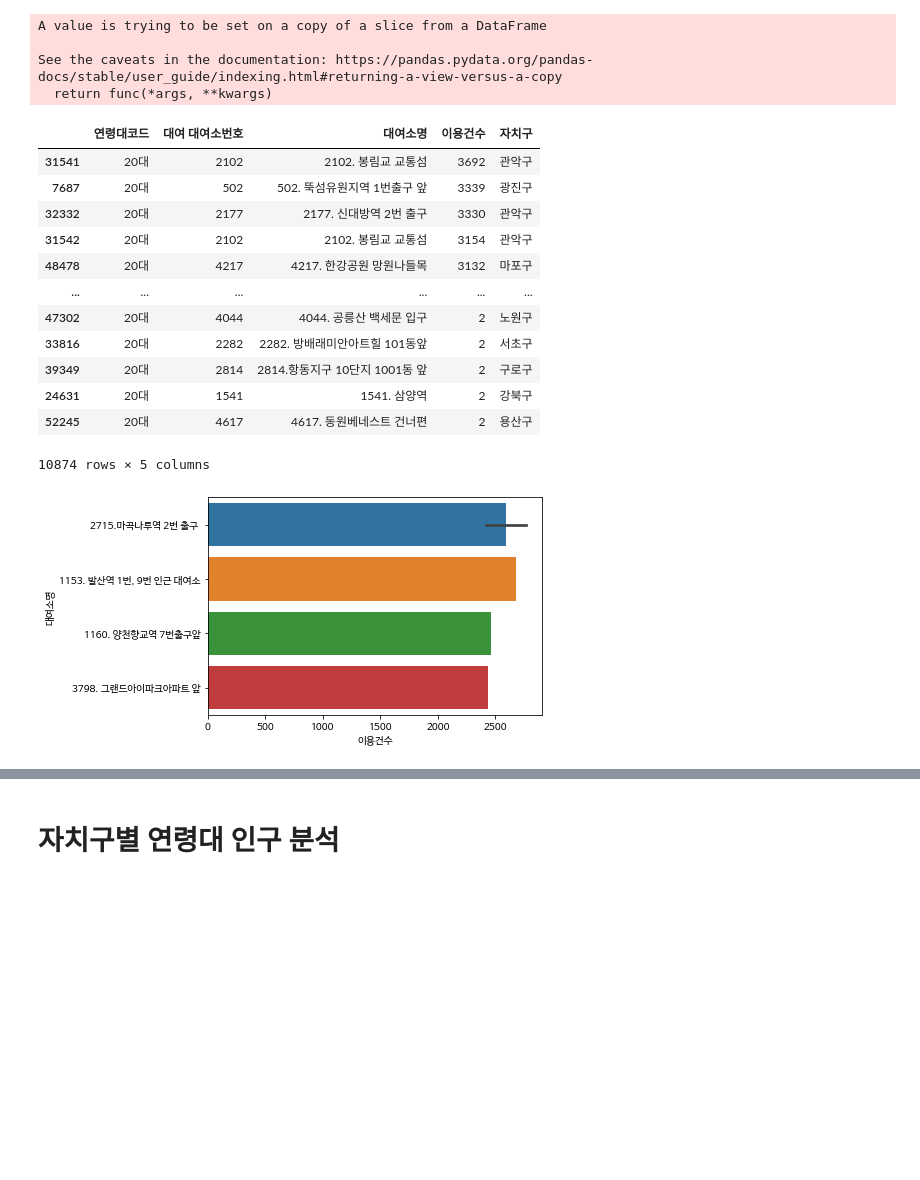
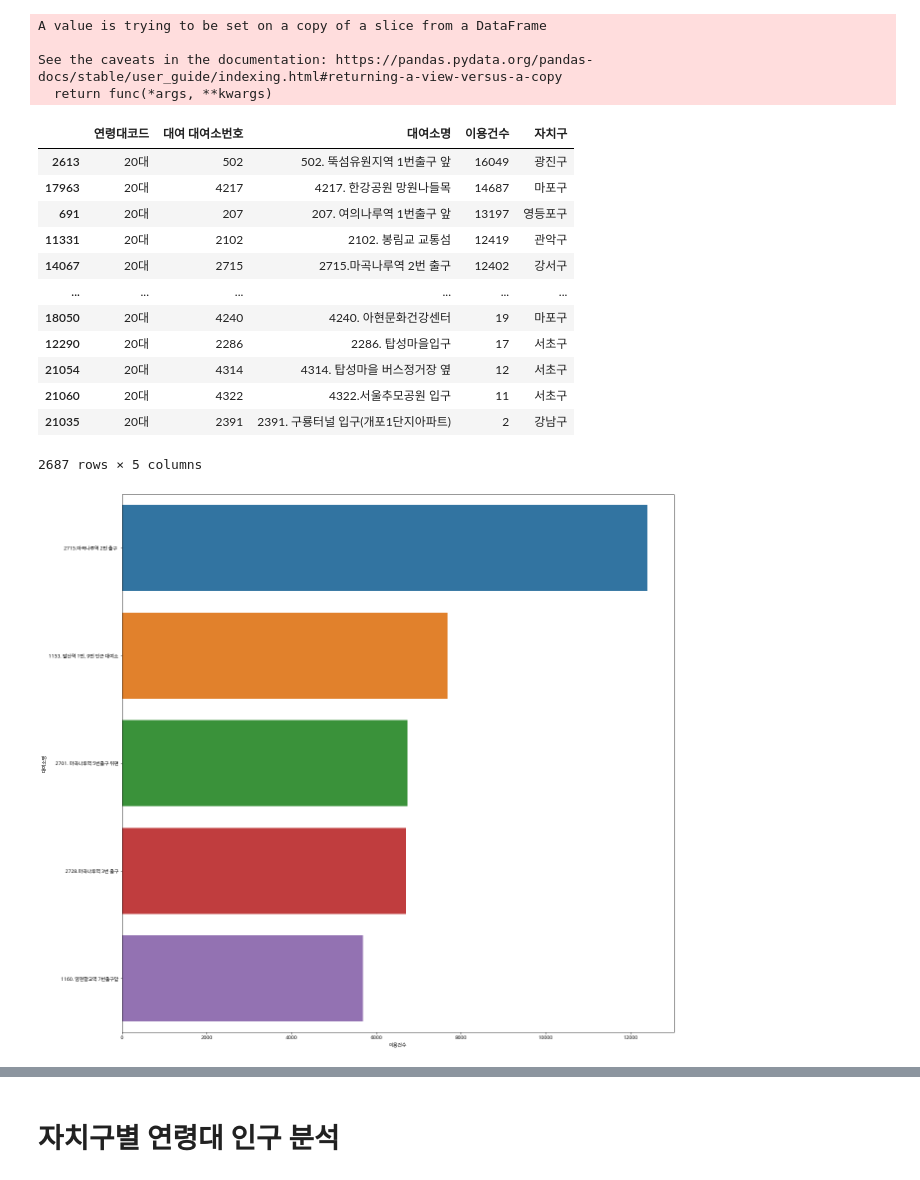
Before and after one commit to Aimerlee123/Python-teamproject, a Jupyter notebook: 공공자전거_이용현황_분석.ipynb, the cells around one changed output, grey strips where cells are left out. Drawn from its saved outputs; the diff is of its cells as text; code cells hidden in the pictures; blank space fills up the shorter version.

```diff
--- a/공공자전거_이용현황_분석.ipynb
+++ b/공공자전거_이용현황_분석.ipynb
@@ -189,7 +189,7 @@ sns.barplot(x='연령대코드', y='이용건수', hue='성별',data=df1 )
 # %%
 bike3=biketotal.copy()
 # %%
-df3=bike3.groupby(['연령대코드','대여소번호','대여소명','이용건수'],as_index=False)['이용건수'].sum()
+df3=bike3.groupby(['연령대코드','대여소번호','대여소명'],as_index=False)['이용건수'].sum()
 df3.columns=['연령대코드','대여 대여소번호','대여소명','이용건수']
 df3
 # %% [output]
@@ -271,25 +274,26 @@ See the caveats in the documentation: https://pandas.pydata.org/pandas-docs/stab
 df3_20
 # %% [output]
 |  | 연령대코드 | 대여 대여소번호 | 대여소명 | 이용건수 | 자치구 |
-| 31541 | 20대 | 2102 | 2102. 봉림교 교통섬 | 3692 | 관악구 |
-| 7687 | 20대 | 502 | 502. 뚝섬유원지역 1번출구 앞 | 3339 | 광진구 |
-| 32332 | 20대 | 2177 | 2177. 신대방역 2번 출구 | 3330 | 관악구 |
-| 31542 | 20대 | 2102 | 2102. 봉림교 교통섬 | 3154 | 관악구 |
-| 48478 | 20대 | 4217 | 4217. 한강공원 망원나들목 | 3132 | 마포구 |
+| 2613 | 20대 | 502 | 502. 뚝섬유원지역 1번출구 앞 | 16049 | 광진구 |
+| 17963 | 20대 | 4217 | 4217. 한강공원 망원나들목 | 14687 | 마포구 |
+| 691 | 20대 | 207 | 207. 여의나루역 1번출구 앞 | 13197 | 영등포구 |
+| 11331 | 20대 | 2102 | 2102. 봉림교 교통섬 | 12419 | 관악구 |
+| 14067 | 20대 | 2715 | 2715.마곡나루역 2번 출구 | 12402 | 강서구 |
 | ... | ... | ... | ... | ... | ... |
-| 47302 | 20대 | 4044 | 4044. 공릉산 백세문 입구 | 2 | 노원구 |
-| 33816 | 20대 | 2282 | 2282. 방배래미안아트힐 101동앞 | 2 | 서초구 |
-| 39349 | 20대 | 2814 | 2814.항동지구 10단지 1001동 앞 | 2 | 구로구 |
-| 24631 | 20대 | 1541 | 1541. 삼양역 | 2 | 강북구 |
-| 52245 | 20대 | 4617 | 4617. 동원베네스트 건너편 | 2 | 용산구 |
+| 18050 | 20대 | 4240 | 4240. 아현문화건강센터 | 19 | 마포구 |
+| 12290 | 20대 | 2286 | 2286. 탑성마을입구 | 17 | 서초구 |
+| 21054 | 20대 | 4314 | 4314. 탑성마을 버스정거장 옆 | 12 | 서초구 |
+| 21060 | 20대 | 4322 | 4322.서울추모공원 입구 | 11 | 서초구 |
+| 21035 | 20대 | 2391 | 2391. 구룡터널 입구(개포1단지아파트) | 2 | 강남구 |
-10874 rows × 5 columns
+2687 rows × 5 columns
 # %%
 grouped=df3_20.groupby('자치구')
 # %%
 gangsu=grouped.get_group('강서구')
 gangsutop5=gangsu.head(5)
 # %%
+plt.figure(figsize=(20,20))
 sns.barplot(data=gangsutop5,x='이용건수',y='대여소명')
 plt.show()
 # %% [output]
-[figure, old version]
+[figure, new version]
```
Also changed, not shown: parts of 9 cells of this notebook.
